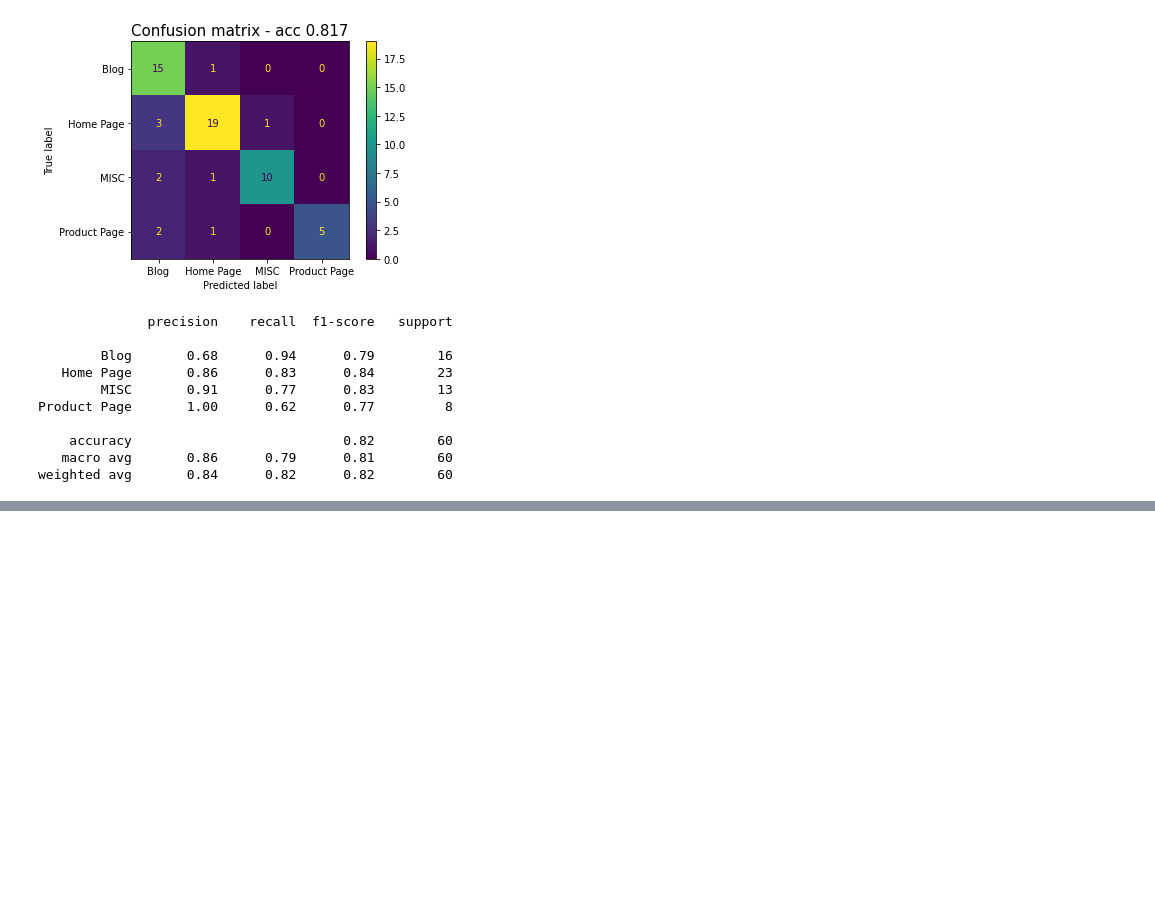
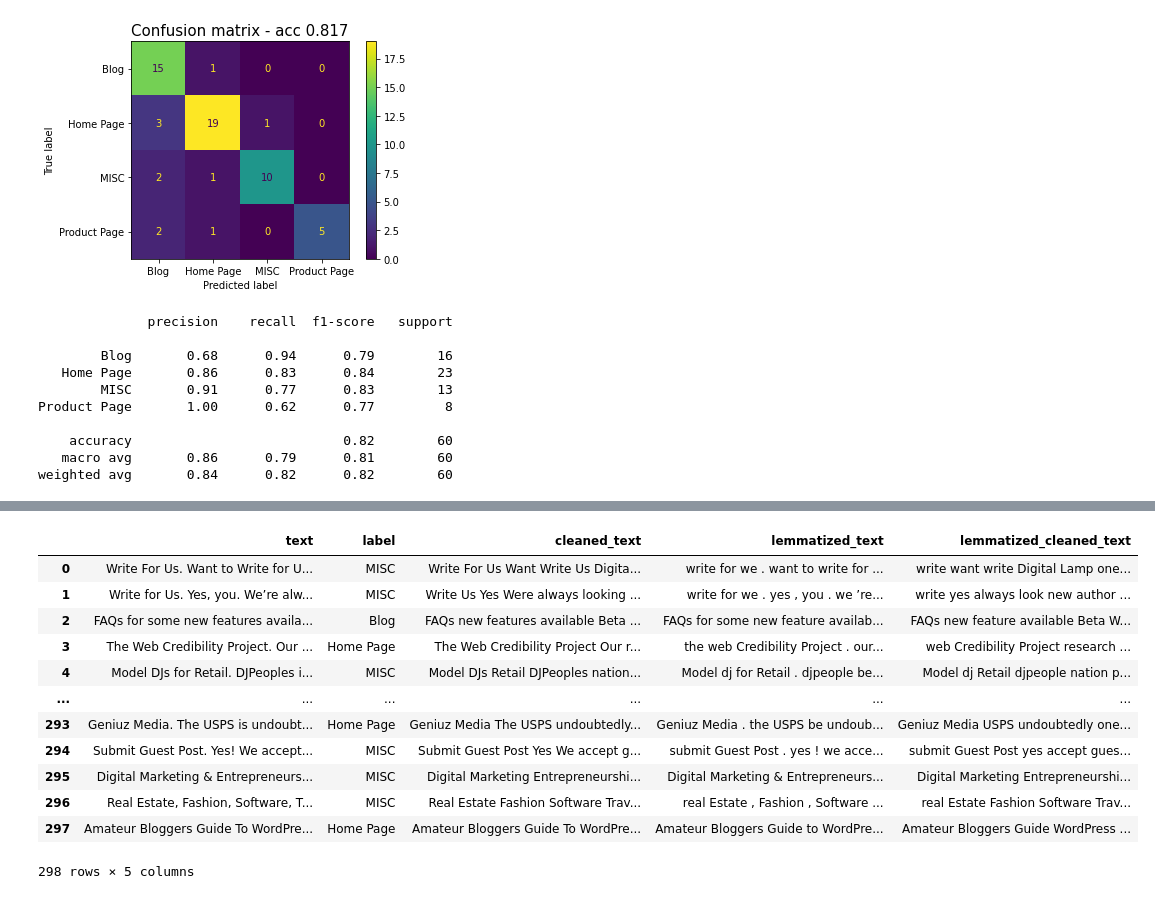
Before and after one commit to hmatzner/text-classification, a Jupyter notebook: url_classification.ipynb, the cells around one changed output, grey strips where cells are left out. Saved outputs shown, nothing was run; the diff lists cells and outputs as text; code cells hidden in the pictures; blank space fills up the shorter version.

Commit message:
word2vec approach started

```diff
--- a/url_classification.ipynb
+++ b/url_classification.ipynb
@@ -507,0 +532,16 @@ misclassified_df
+# %%
+df_text
+# %% [output]
+|  | text | label | cleaned_text | lemmatized_text | lemmatized_cleaned_text |
+| 0 | Write For Us. Want to Write for U... | MISC | Write For Us Want Write Us Digita... | write for we . want to write for ... | write want write Digital Lamp one... |
+| 1 | Write for Us. Yes, you. We’re alw... | MISC | Write Us Yes Were always looking ... | write for we . yes , you . we ’re... | write yes always look new author ... |
+| 2 | FAQs for some new features availa... | Blog | FAQs new features available Beta ... | FAQs for some new feature availab... | FAQs new feature available Beta W... |
+| 3 | The Web Credibility Project. Our ... | Home Page | The Web Credibility Project Our r... | the web Credibility Project . our... | web Credibility Project research ... |
+| 4 | Model DJs for Retail. DJPeoples i... | MISC | Model DJs Retail DJPeoples nation... | Model dj for Retail . djpeople be... | Model dj Retail djpeople nation p... |
+| ... | ... | ... | ... | ... | ... |
+| 293 | Geniuz Media. The USPS is undoubt... | Home Page | Geniuz Media The USPS undoubtedly... | Geniuz Media . the USPS be undoub... | Geniuz Media USPS undoubtedly one... |
+| 294 | Submit Guest Post. Yes! We accept... | MISC | Submit Guest Post Yes We accept g... | submit Guest Post . yes ! we acce... | submit Guest Post yes accept gues... |
+| 295 | Digital Marketing & Entrepreneurs... | MISC | Digital Marketing Entrepreneurshi... | Digital Marketing & Entrepreneurs... | Digital Marketing Entrepreneurshi... |
+| 296 | Real Estate, Fashion, Software, T... | MISC | Real Estate Fashion Software Trav... | real Estate , Fashion , Software ... | real Estate Fashion Software Trav... |
+| 297 | Amateur Bloggers Guide To WordPre... | Home Page | Amateur Bloggers Guide To WordPre... | Amateur Bloggers Guide to WordPre... | Amateur Bloggers Guide WordPress ... |
+298 rows × 5 columns
```
Also changed, not shown: parts of 24 cells of this notebook.
